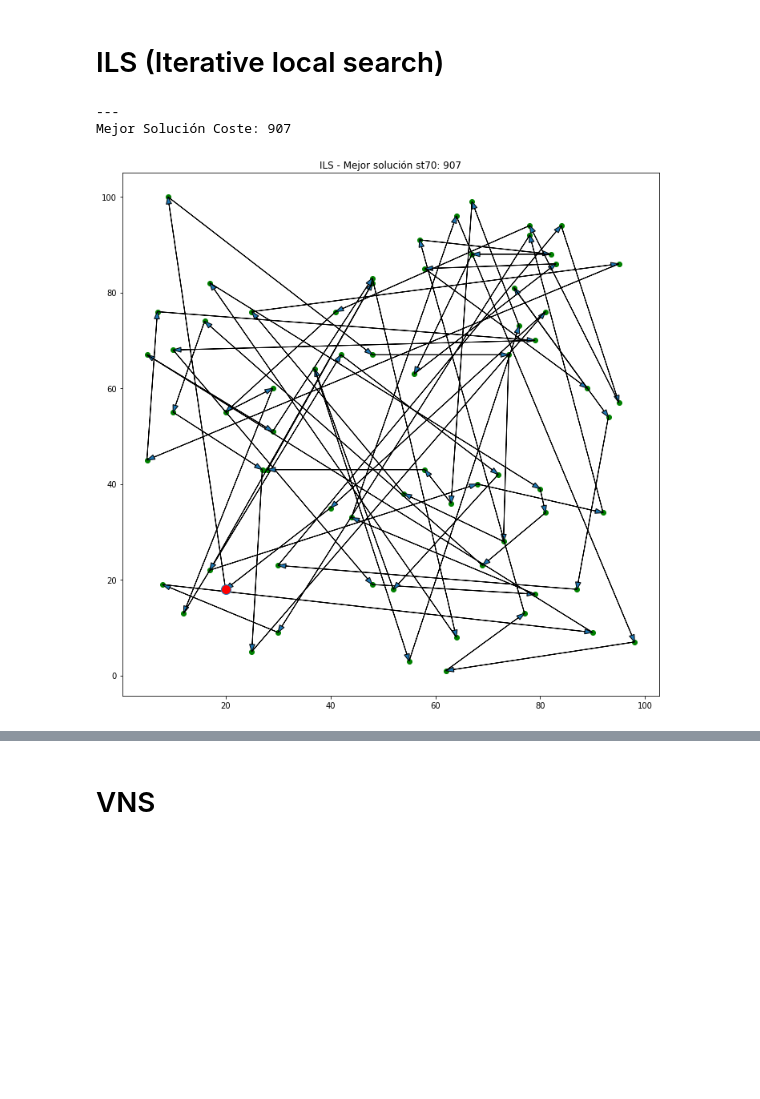
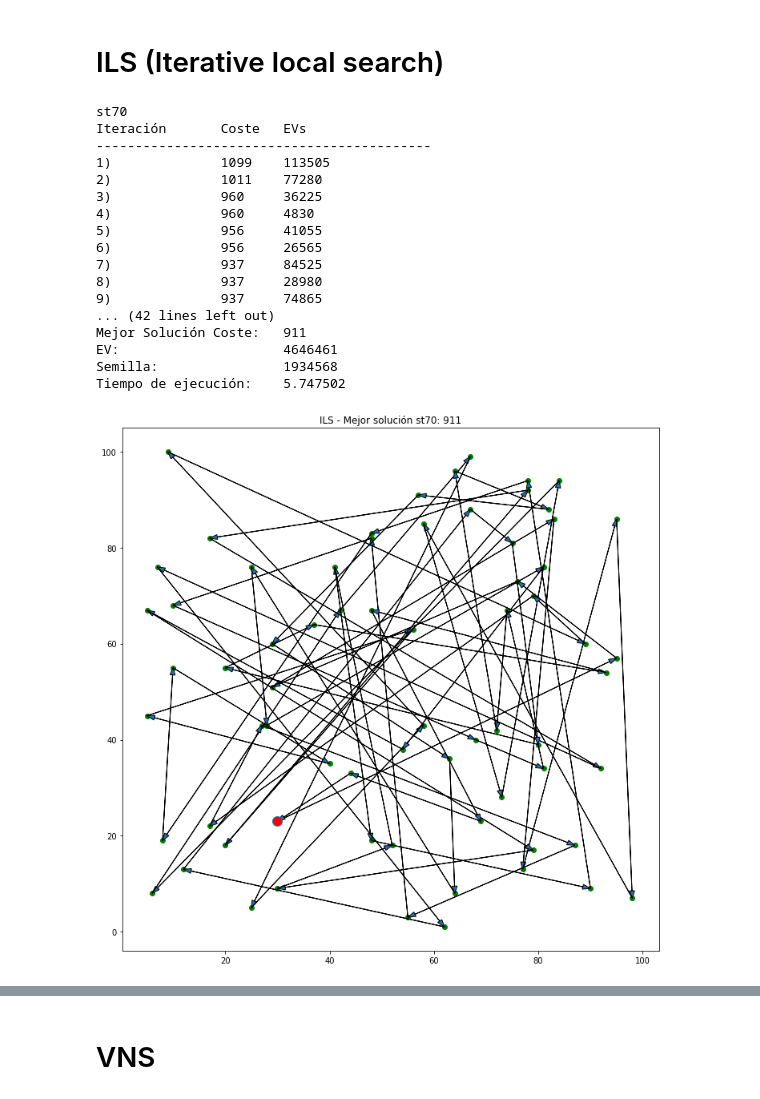
Before and after one commit to VictorNarov/AlgoritmosTrayectoriaTSP, a Jupyter notebook: 7 MultiArranque.ipynb, the cells around one changed output, grey strips where cells are left out. Cells and saved outputs as stored; diff of their text form; code cells hidden in the pictures; blank space fills up the shorter version.

```diff
--- a/7 MultiArranque.ipynb
+++ b/7 MultiArranque.ipynb
@@ -4,6 +4,8 @@
 # %%
 import import_ipynb
 from algoritmos import *
+
+semilla = random.randint(0,9999999)
 # %% [output]
 importing Jupyter notebook from algoritmos.ipynb
 # %% [markdown]
@@ -108,20 +142,44 @@ Mejor Solución Coste: 11740
 # ILS (Iterative local search)
 # %%
 fichero = "st70"
+print(fichero)
 #,"a280","p654","vm1084","vm1748"
 nodos = leeFichero(fichero)
 distancias = getMDistancias(nodos)
 numNodos = len(distancias[1])
 s = math.floor(numNodos/4)
 
-[mejorCamino, mejorCoste]  = ILS(distancias, s, random.randint(0,9999999))
+t = time.time()
 
-print("---\nMejor Solución Coste: %i" % mejorCoste)
+[mejorCamino, mejorCoste,ev]  = ILS(distancias, s, semilla, True)
+
+elapsed = time.time() - t
+
+print("---\nMejor Solución Coste:\t%i" % mejorCoste)
+print("EV:\t\t\t%i" % ev)
+print("Semilla:\t\t%i" % semilla)
+print("Tiempo de ejecución:\t%f\n" % elapsed )
+
 titulo = "ILS" + " - Mejor solución " + fichero + ": " + str(mejorCoste)
 pintaCamino(mejorCamino, nodos, titulo)
 # %% [output]
----
-Mejor Solución Coste: 907
+st70
+Iteración       Coste   EVs
+-------------------------------------------
+1)              1099    113505
+2)              1011    77280
+3)              960     36225
+4)              960     4830
+5)              956     41055
+6)              956     26565
+7)              937     84525
+8)              937     28980
+9)              937     74865
+... (42 lines left out)
+Mejor Solución Coste:   911
+EV:                     4646461
+Semilla:                1934568
+Tiempo de ejecución:    5.747502
-[figure, old version]
+[figure, new version]
 # %%
 fichero = "ch130"
```
Also changed, not shown: parts of 8 cells of this notebook, 3 other files.
